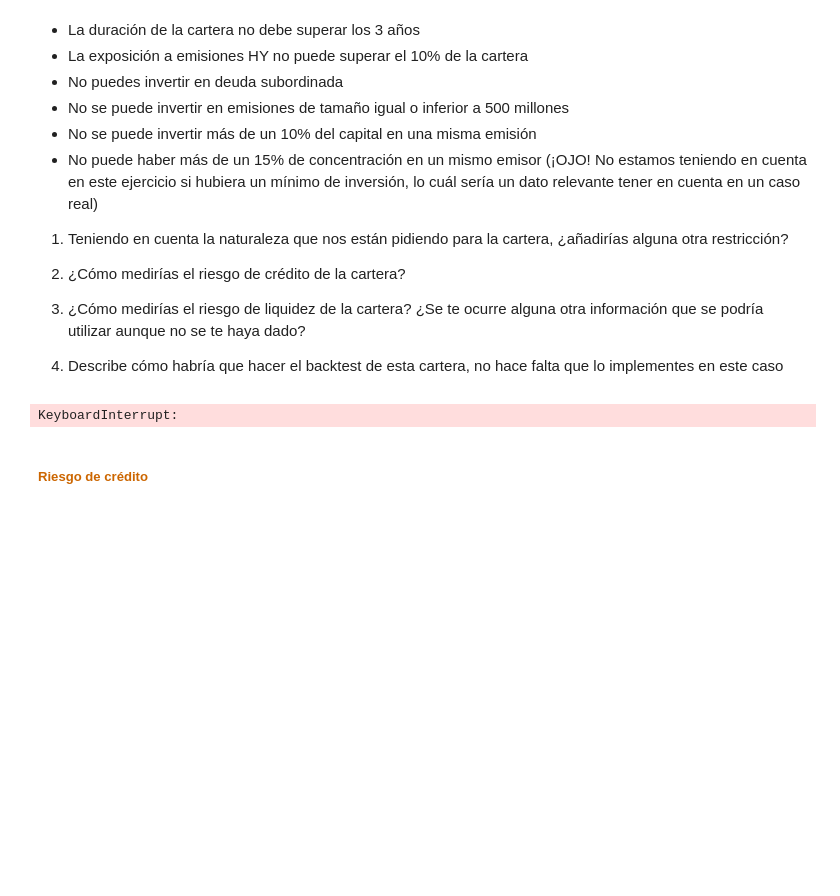
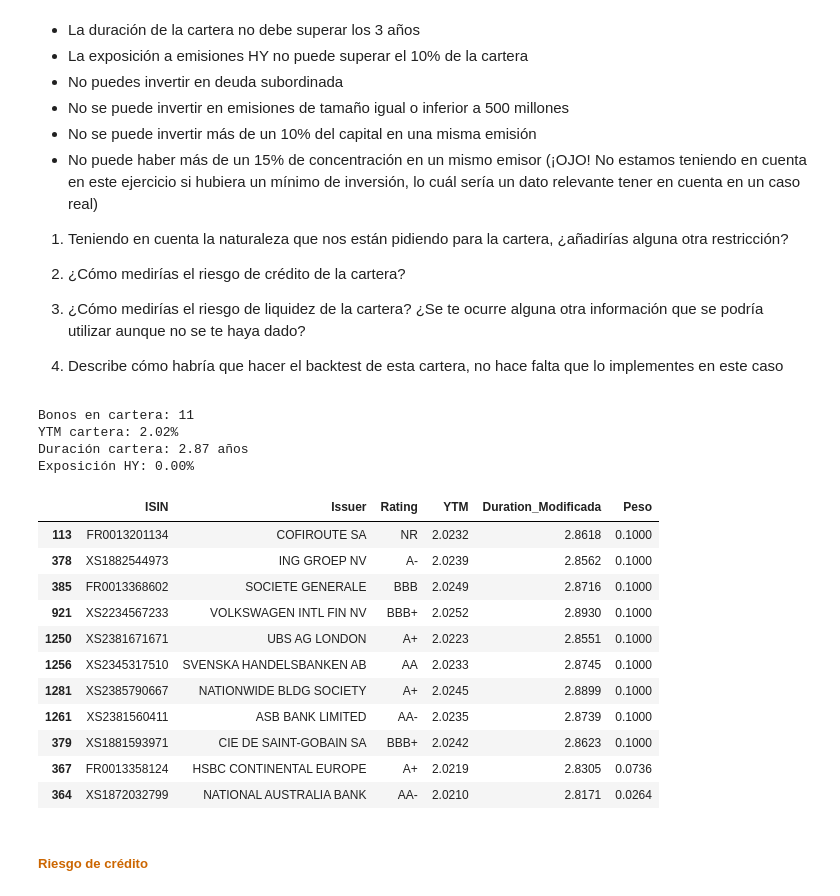
Before and after one commit to Juanjod54/MIAX_TB2.1, a Jupyter notebook: src/TallerRF_AnálisisCartera_Enunciado.ipynb, the cells around one changed output. Saved outputs shown, nothing was run; the diff lists cells and outputs as text; code cells hidden in the pictures; blank space fills up the shorter version.

```diff
--- a/src/TallerRF_AnálisisCartera_Enunciado.ipynb
+++ b/src/TallerRF_AnálisisCartera_Enunciado.ipynb
@@ -990,11 +992,12 @@ plt.legend(), plt.grid(alpha=0.3), plt.tight_layout(), plt.show()
 
 </div>
 # %%
-
+from dateutil.relativedelta import relativedelta
 
 # 1. Pre-filtrar universo según restricciones fijas
 ratings_hy = ['BB+', 'BB', 'BB-', 'B+', 'B', 'B-', 'CCC+', 'CCC', 'CCC-', 'CC', 'C', 'D']
 df = universo_duration[
+    (universo_duration['Maturity'] <= (fecha_analisis + relativedelta(years=3))) &
     (universo_duration['Outstanding Amount'] > 500_000_000) &  # nos piden que no invertamos en los bonos de menos de 500M
     (~universo_duration['Seniority'].str.contains('Subordinated', case=False, na=False))  # elimina deuda subordinada, solo senior
 ].copy()
@@ -1006,35 +1009,50 @@ ytm = df['YTM'].values
 dur = df['Duration_Modificada'].values
 hy = df['is_HY'].values
 emisores = pd.get_dummies(df['Issuer'])  # Matriz de emisores para calcular peso por emisor
 
 # 3. Función objetivo: maximizar YTM = minimizar -YTM
 def objetivo(w): return -np.dot(w, ytm)
 
 # 4. Restricciones
 constraints = [
     {'type': 'eq', 'fun': lambda w: np.sum(w) - 1},                    # Suma pesos = 1
-    {'type': 'ineq', 'fun': lambda w: 3 - np.dot(w, dur)},             # Duración <= 3
     {'type': 'ineq', 'fun': lambda w: 0.10 - np.dot(w, hy)},           # HY <= 10%
 ] + [{'type': 'ineq', 'fun': lambda w, e=e: 0.15 - np.dot(w, emisores[e])} for e in emisores.columns]  # Emisor <= 15%
 
 bounds = [(0, 0.10) for _ in range(n)]  # 0 <= w_i <= 10% límites por bono(restricción)
 
 # 5. Optimizador SLSQP
 w0 = np.ones(n) / n
 result = minimize(objetivo, w0, method='SLSQP', bounds=bounds, constraints=constraints)
 df['Peso'] = result.x
 
 # 6. Seleccionar top 20 bonos con mayor peso
 cartera = df[df['Peso'] > 0.001].nlargest(20, 'Peso')
 cartera['Peso'] = cartera['Peso'] / cartera['Peso'].sum()  # Renormalizar
 
 # 7. Métricas de la cartera
+duracion_cartera = (cartera['Peso'] * cartera['Duration_Modificada']).sum()
 print(f"Bonos en cartera: {len(cartera)}")
 print(f"YTM cartera: {(cartera['Peso'] * cartera['YTM']).sum():.2f}%")
-print(f"Duración cartera: {(cartera['Peso'] * cartera['Duration_Modificada']).sum():.2f} años")
+print(f"Duración cartera: {duracion_cartera:.2f} años")
 print(f"Exposición HY: {(cartera['Peso'] * cartera['is_HY']).sum()*100:.2f}%")
 cartera[['ISIN', 'Issuer', 'Rating', 'YTM', 'Duration_Modificada', 'Peso']].round(4)
 # %% [output]
-KeyboardInterrupt:
+Bonos en cartera: 11
+YTM cartera: 2.02%
+Duración cartera: 2.87 años
+Exposición HY: 0.00%
+|  | ISIN | Issuer | Rating | YTM | Duration_Modificada | Peso |
+| 113 | FR0013201134 | COFIROUTE SA | NR | 2.0232 | 2.8618 | 0.1000 |
+| 378 | XS1882544973 | ING GROEP NV | A- | 2.0239 | 2.8562 | 0.1000 |
+| 385 | FR0013368602 | SOCIETE GENERALE | BBB | 2.0249 | 2.8716 | 0.1000 |
+| 921 | XS2234567233 | VOLKSWAGEN INTL FIN NV | BBB+ | 2.0252 | 2.8930 | 0.1000 |
+| 1250 | XS2381671671 | UBS AG LONDON | A+ | 2.0223 | 2.8551 | 0.1000 |
+| 1256 | XS2345317510 | SVENSKA HANDELSBANKEN AB | AA | 2.0233 | 2.8745 | 0.1000 |
+| 1281 | XS2385790667 | NATIONWIDE BLDG SOCIETY | A+ | 2.0245 | 2.8899 | 0.1000 |
+| 1261 | XS2381560411 | ASB BANK LIMITED | AA- | 2.0235 | 2.8739 | 0.1000 |
+| 379 | XS1881593971 | CIE DE SAINT-GOBAIN SA | BBB+ | 2.0242 | 2.8623 | 0.1000 |
+| 367 | FR0013358124 | HSBC CONTINENTAL EUROPE | A+ | 2.0219 | 2.8305 | 0.0736 |
+| 364 | XS1872032799 | NATIONAL AUSTRALIA BANK | AA- | 2.0210 | 2.8171 | 0.0264 |
 # %% [markdown]
 ##### <font color=#CC6600>Riesgo de crédito</font>
```
Also changed, not shown: parts of 11 cells of this notebook, 1 other file.
